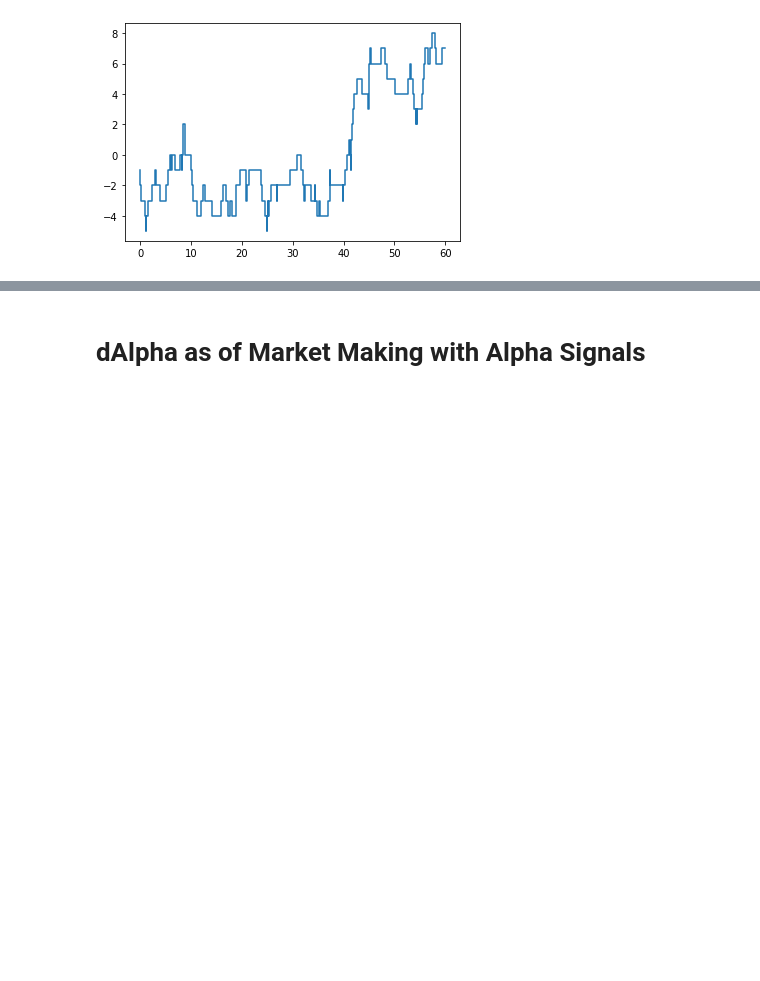
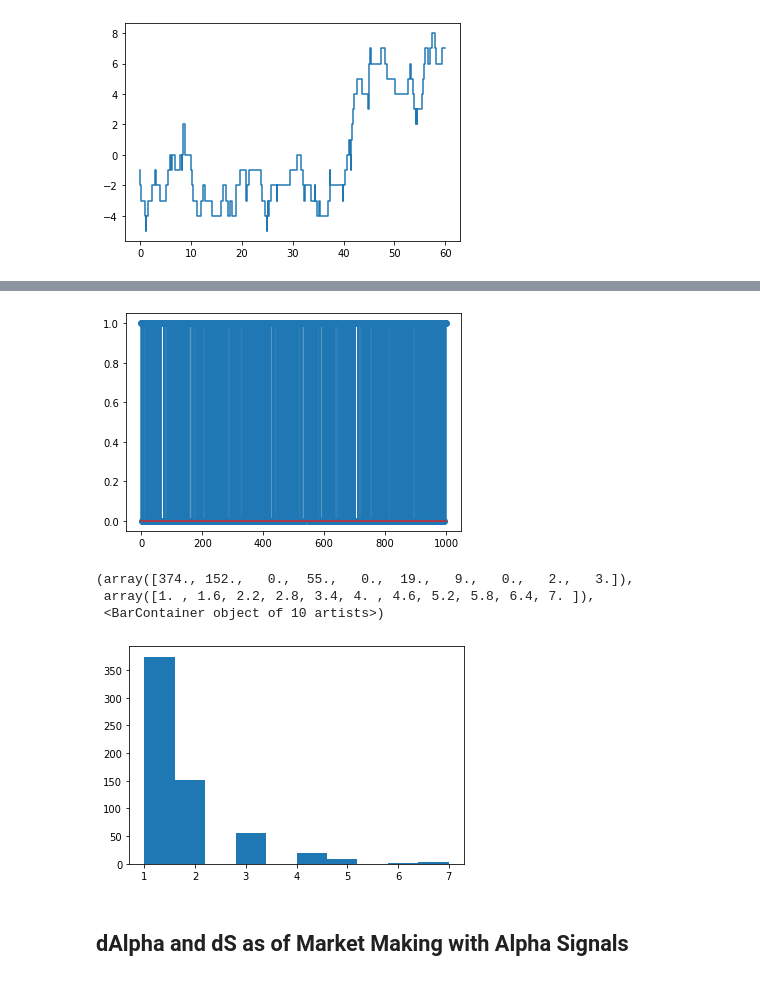
Before and after one commit to cavallofederico/marketmaking, a Jupyter notebook: market_making_alpha_signals - fede.ipynb, the cells around one changed output, grey strips where cells are left out. Cells and saved outputs as stored; diff of their text form; code cells hidden in the pictures; blank space fills up the shorter version.

```diff
--- a/market_making_alpha_signals - fede.ipynb
+++ b/market_making_alpha_signals - fede.ipynb
@@ -43,2 +63,22 @@ plt.step(times, s)
+# %%
+l = 1
+n=1000
+dt=1
+arrivals = np.where(np.random.rand(n) < np.around((1 - np.exp(-dt * (l))), decimals=4),1,0)
+plt.stem(arrivals)
+plt.show()
+
+t=np.array(range(n))
+arrival_times = arrivals*t
+arrival_times = arrival_times[arrival_times != 0]
+arrival_times
+distribution = np.diff(arrival_times)
+plt.hist(distribution)
+# %% [output]
+[figure, added]
+(array([374., 152.,   0.,  55.,   0.,  19.,   9.,   0.,   2.,   3.]),
+ array([1. , 1.6, 2.2, 2.8, 3.4, 4. , 4.6, 5.2, 5.8, 6.4, 7. ]),
+ <BarContainer object of 10 artists>)
+[figure, added]
 # %% [markdown]
-# dAlpha as of Market Making with Alpha Signals
+## dAlpha and dS as of Market Making with Alpha Signals
```
Also changed, not shown: parts of 9 cells of this notebook.
